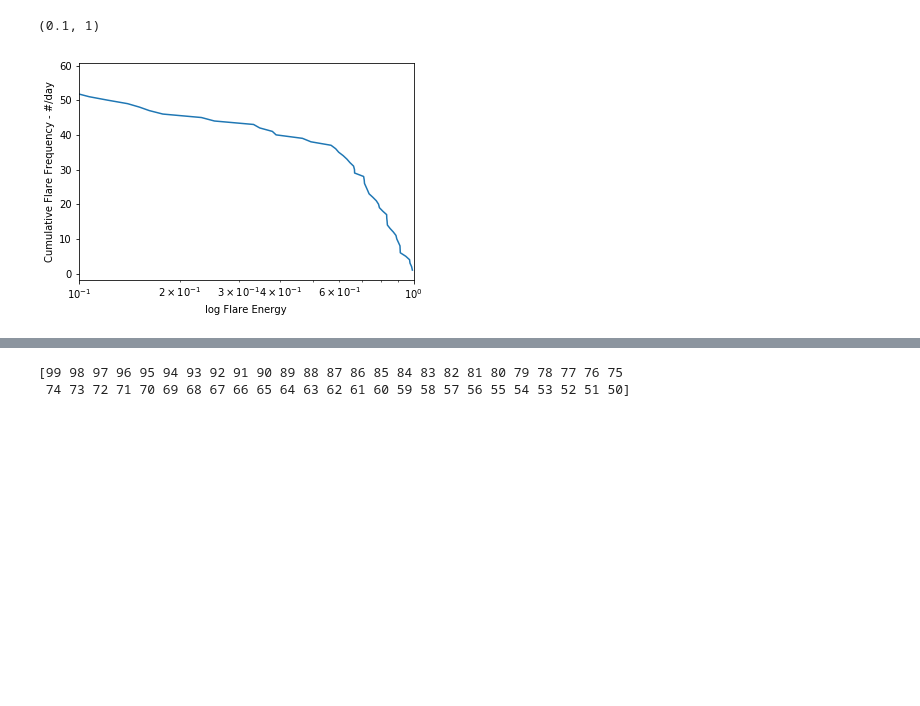
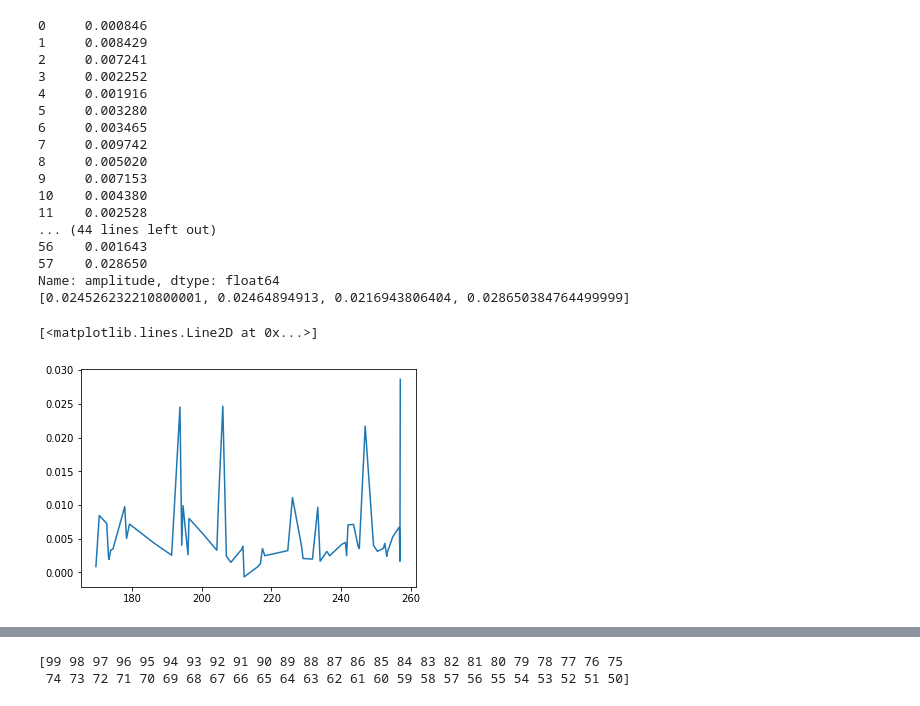
Before and after one commit to mscoggs/flare_cycles, a Jupyter notebook: flaregraphs.ipynb, the cells around one changed output, grey strips where cells are left out. Drawn from its saved outputs; the diff is of its cells as text; code cells hidden in the pictures; blank space fills up the shorter version.

Commit message:
made the first plot!

```diff
--- a/flaregraphs.ipynb
+++ b/flaregraphs.ipynb
@@ -20,18 +104,53 @@ dffake = pd.read_table(filefake, comment="#", delimiter=",",
 # %%
-Nflare = df['amplitude'].size
-energy = 10**np.random.random(Nflare)
-sort = np.argsort(energy)
-# energy[sort]
-ffd_xEnergy = np.log10(energy[sort][::-1])
-ffd_yFrequency = (np.arange(1, len(ffd_xEnergy)+1, 1))
+#11/7/2017
+entryNum= df['amplitude'].size
+ampSum = 0
+flareArray=[]
+for x in range (entryNum):
+    ampSum = ampSum + (df['amplitude'][x])
 
-#DO THIS
-plt.plot(ffd_xEnergy, ffd_yFrequency)
-plt.xscale('log')
-# plt.yscale('log')
-plt.xlabel('log Flare Energy')
-plt.ylabel('Cumulative Flare Frequency - #/day')
-plt.xlim(.1,1)
+#averageE = (sum/entryNum)
+averageE = .015
+
+for x in range (entryNum):
+    if (df['amplitude'][x]) > averageE:
+        flareArray.append(df['amplitude'][x])
+print(df['amplitude'])
+print(flareArray)
+plt.plot(df['t_start'], df['amplitude'])
+
+
+# Nflare = df['amplitude'].size
+# energy = 10**np.random.random(Nflare)
+# sort = np.argsort(energy)
+# # energy[sort]
+# ffd_xEnergy = np.log10(energy[sort][::-1])
+# ffd_yFrequency = (np.arange(1, len(ffd_xEnergy)+1, 1))
+
+# #DO THIS
+# plt.plot(ffd_xEnergy, ffd_yFrequency)
+# plt.xscale('log')
+# # plt.yscale('log')
+# plt.xlabel('log Flare Energy')
+# plt.ylabel('Cumulative Flare Frequency - #/day')
+# plt.xlim(.1,1)
 # %% [output]
-(0.1, 1)
+0     0.000846
+1     0.008429
+2     0.007241
+3     0.002252
+4     0.001916
+5     0.003280
+6     0.003465
+7     0.009742
+8     0.005020
+9     0.007153
+10    0.004380
+11    0.002528
+... (44 lines left out)
+56    0.001643
+57    0.028650
+Name: amplitude, dtype: float64
+[0.024526232210800001, 0.02464894913, 0.0216943806404, 0.028650384764499999]
+[<matplotlib.lines.Line2D at 0x...>]
-[figure, old version]
+[figure, new version]
```
Also changed, not shown: parts of 6 cells of this notebook.
